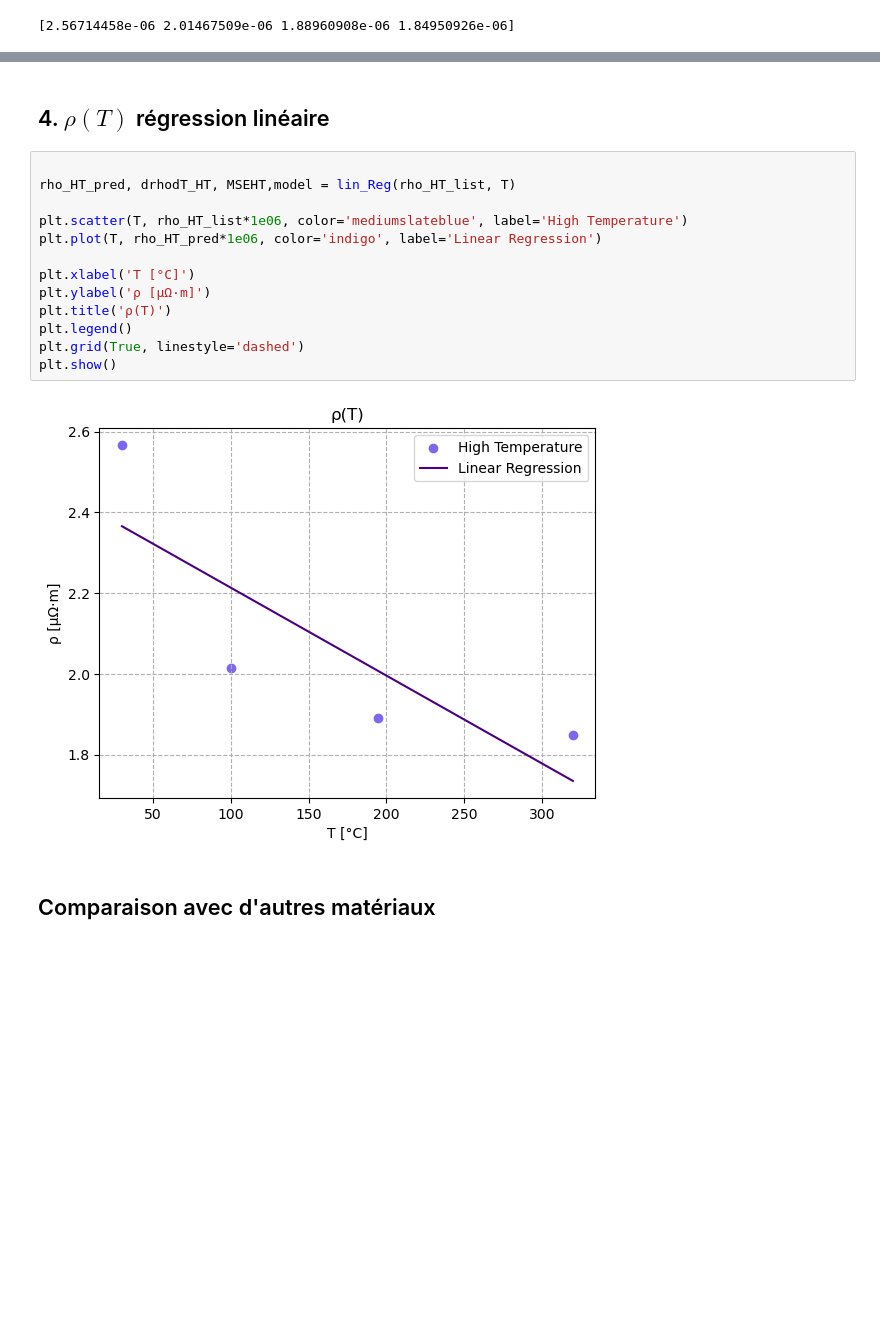
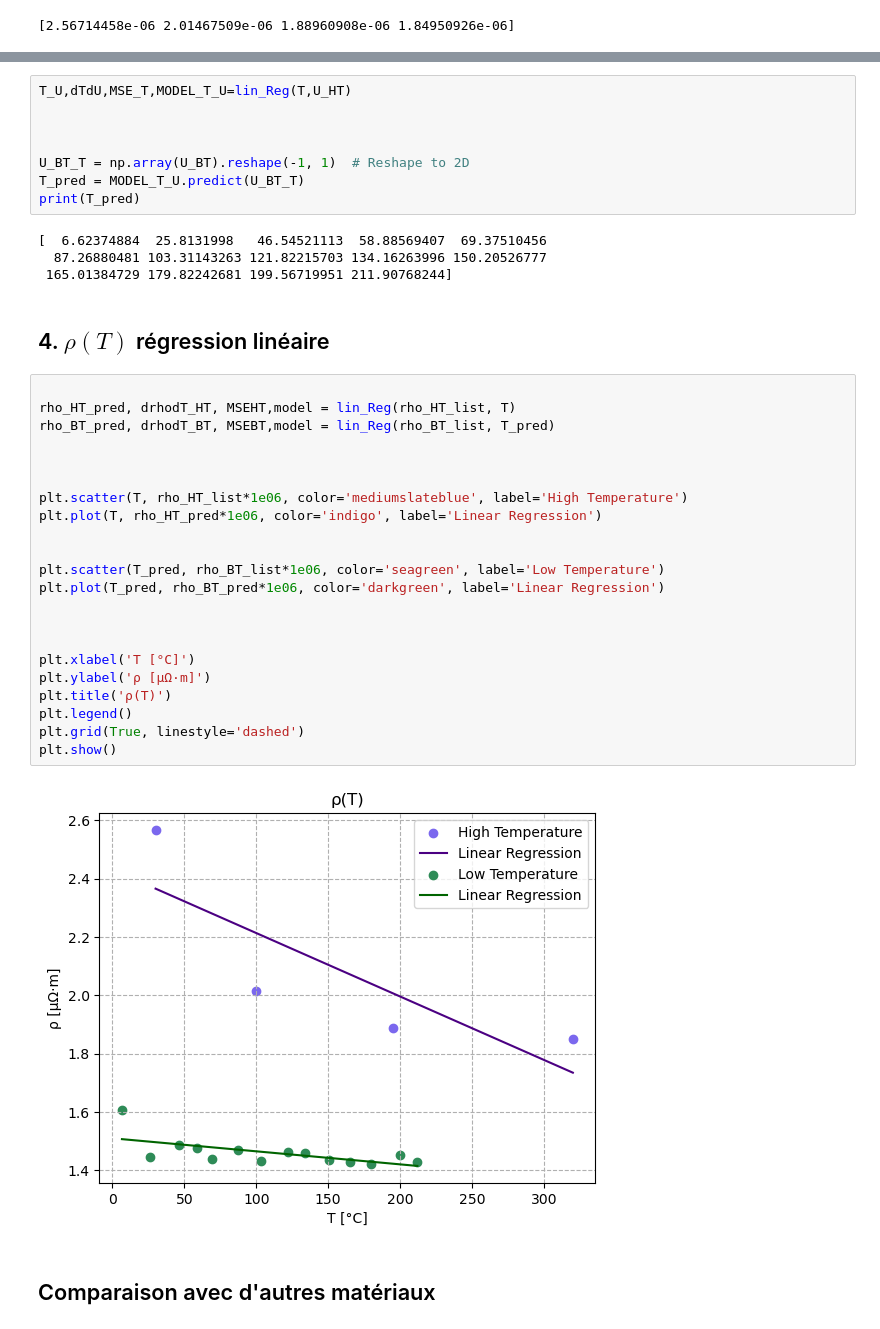
Before and after one commit to rbellens1/ProjetChimie, a Jupyter notebook: Conductivity/rho.ipynb, the cells around one changed output, grey strips where cells are left out. Drawn from its saved outputs; the diff is of its cells as text; blank space fills up the shorter version.

```diff
--- a/Conductivity/rho.ipynb
+++ b/Conductivity/rho.ipynb
@@ -132,22 +131,43 @@ plt.tight_layout()
 plt.show()
 # %% [output]
 [figure]
+# %%
+T_U,dTdU,MSE_T,MODEL_T_U=lin_Reg(T,U_HT)
+
+
+
+U_BT_T = np.array(U_BT).reshape(-1, 1)  # Reshape to 2D
+T_pred = MODEL_T_U.predict(U_BT_T)
+print(T_pred)
+# %% [output]
+[  6.62374884  25.8131998   46.54521113  58.88569407  69.37510456
+  87.26880481 103.31143263 121.82215703 134.16263996 150.20526777
+ 165.01384729 179.82242681 199.56719951 211.90768244]
 # %% [markdown]
 ## 4. $\rho (T)$ régression linéaire
 # %%
 
 rho_HT_pred, drhodT_HT, MSEHT,model = lin_Reg(rho_HT_list, T)
+rho_BT_pred, drhodT_BT, MSEBT,model = lin_Reg(rho_BT_list, T_pred)
+
+
 
 plt.scatter(T, rho_HT_list*1e06, color='mediumslateblue', label='High Temperature')
 plt.plot(T, rho_HT_pred*1e06, color='indigo', label='Linear Regression')
+
+
+plt.scatter(T_pred, rho_BT_list*1e06, color='seagreen', label='Low Temperature')
+plt.plot(T_pred, rho_BT_pred*1e06, color='darkgreen', label='Linear Regression')
+
+
 
 plt.xlabel('T [°C]')
 plt.ylabel('ρ [μΩ·m]')
 plt.title('ρ(T)')
 plt.legend()
 plt.grid(True, linestyle='dashed')
 plt.show()
 # %% [output]
-[figure, old version]
+[figure, new version]
 # %% [markdown]
 ## Comparaison avec d'autres matériaux
```
Also changed, not shown: parts of 3 cells of this notebook, 2 other files.
